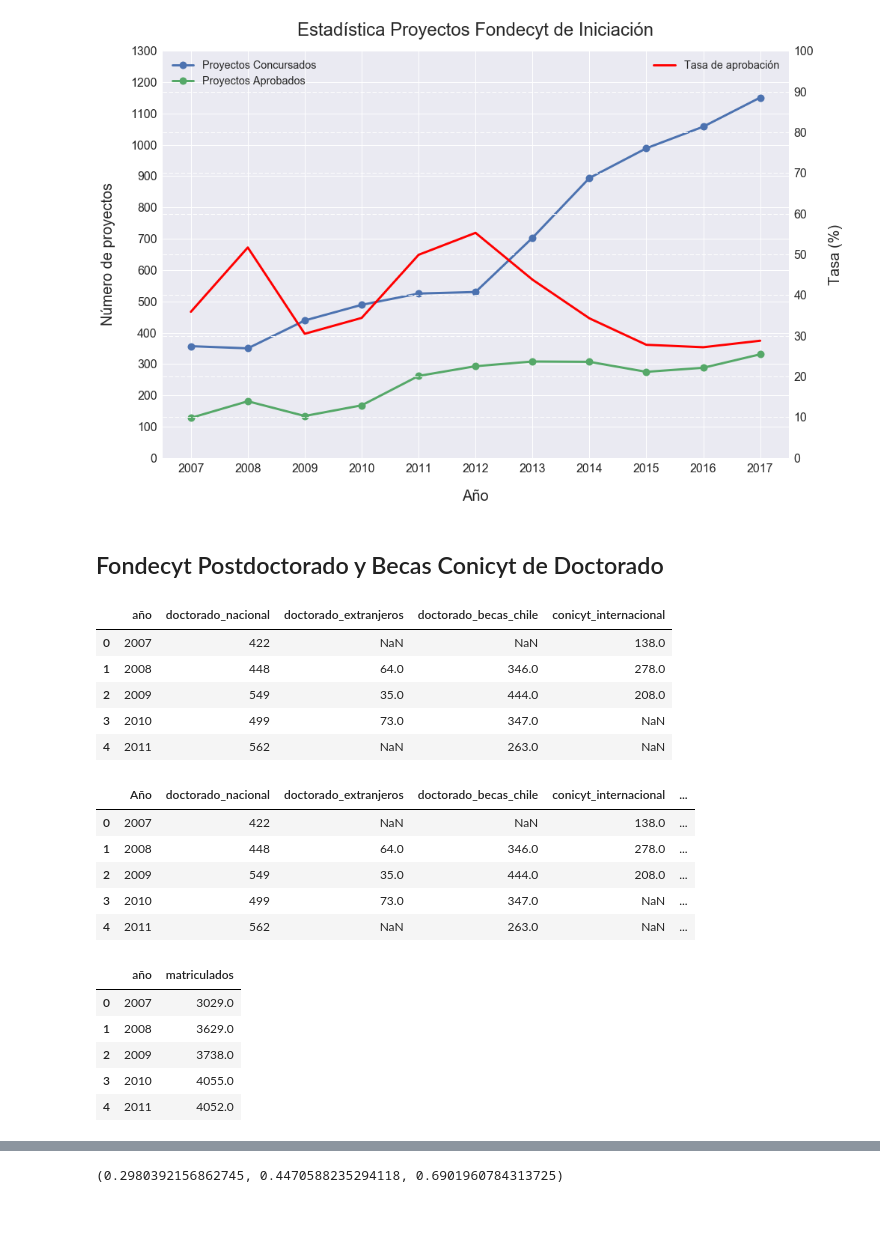
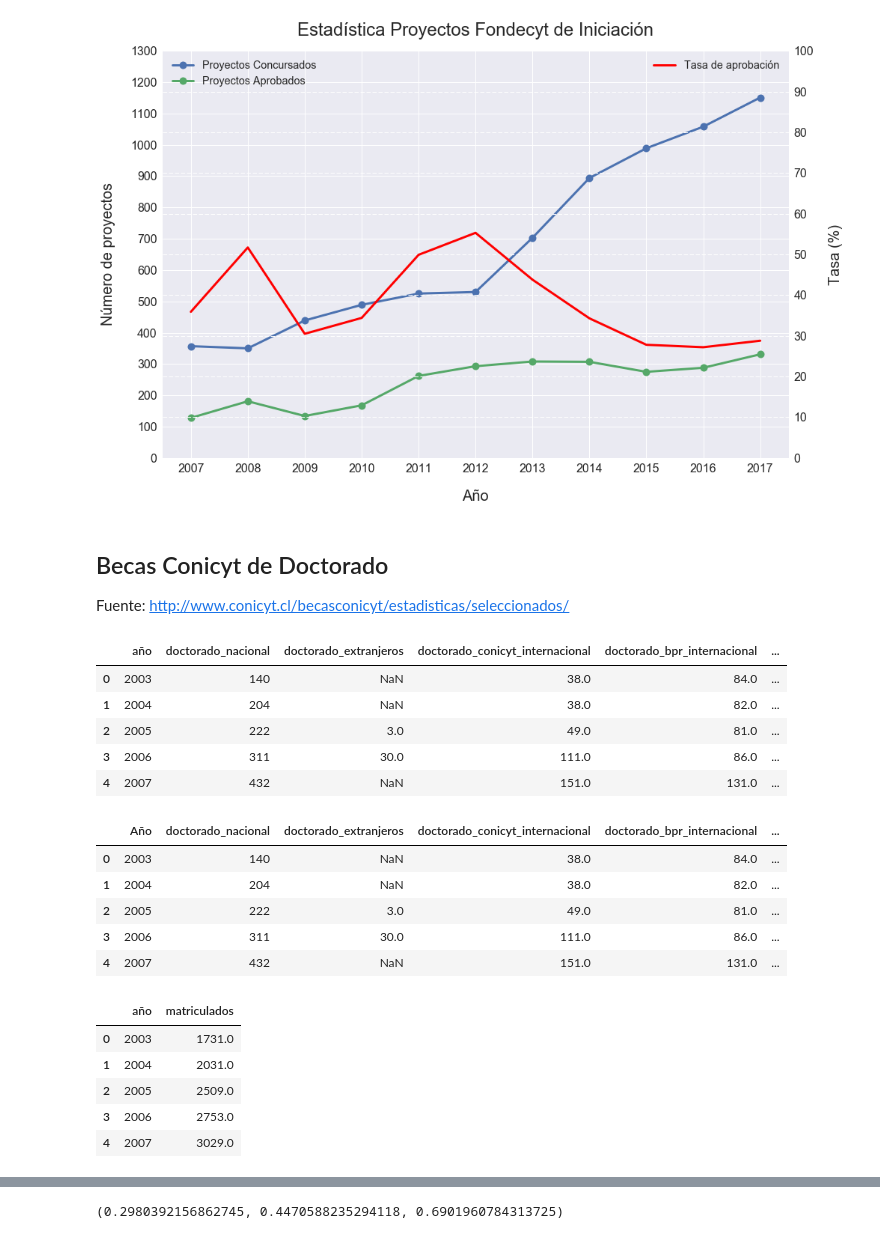
Before and after one commit to anipchile/conicyt, a Jupyter notebook: fondecyt/Analisis Fondecyt.ipynb, the cells around one changed output, grey strips where cells are left out. Saved outputs shown, nothing was run; the diff lists cells and outputs as text; code cells hidden in the pictures.

```diff
--- a/fondecyt/Analisis Fondecyt.ipynb
+++ b/fondecyt/Analisis Fondecyt.ipynb
@@ -126,38 +128,40 @@ fig.savefig('figures/estadistica_proyectos_fondecyt_iniciacion.pdf')
 # %% [output]
 [figure]
 # %% [markdown]
-## Fondecyt Postdoctorado y Becas Conicyt de Doctorado
+## Becas Conicyt de Doctorado
+
+Fuente: http://www.conicyt.cl/becasconicyt/estadisticas/seleccionados/
 # %%
-conicyt_doctorado = pd.read_csv('data/tabular/conicyt doctorado 2007-2017.csv')
+conicyt_doctorado = pd.read_csv('data/tabular/conicyt doctorado 2003-2017.csv')
 conicyt_doctorado.head()
 # %% [output]
-|  | año | doctorado_nacional | doctorado_extranjeros | doctorado_becas_chile | conicyt_internacional |
-| 0 | 2007 | 422 | NaN | NaN | 138.0 |
-| 1 | 2008 | 448 | 64.0 | 346.0 | 278.0 |
-| 2 | 2009 | 549 | 35.0 | 444.0 | 208.0 |
-| 3 | 2010 | 499 | 73.0 | 347.0 | NaN |
-| 4 | 2011 | 562 | NaN | 263.0 | NaN |
+|  | año | doctorado_nacional | doctorado_extranjeros | doctorado_conicyt_internacional | doctorado_bpr_internacional | ... |
+| 0 | 2003 | 140 | NaN | 38.0 | 84.0 | ... |
+| 1 | 2004 | 204 | NaN | 38.0 | 82.0 | ... |
+| 2 | 2005 | 222 | 3.0 | 49.0 | 81.0 | ... |
+| 3 | 2006 | 311 | 30.0 | 111.0 | 86.0 | ... |
+| 4 | 2007 | 432 | NaN | 151.0 | 131.0 | ... |
 # %%
 conicyt_doctorado=conicyt_doctorado.rename(columns = {'año':'Año'})
-conicyt_doctorado['Aprobados']=conicyt_doctorado.iloc[:,1:5].sum(axis=1)
+conicyt_doctorado['Aprobados']=conicyt_doctorado.iloc[:,1:6].sum(axis=1)
 conicyt_doctorado.head()
 # %% [output]
-|  | Año | doctorado_nacional | doctorado_extranjeros | doctorado_becas_chile | conicyt_internacional | ... |
-| 0 | 2007 | 422 | NaN | NaN | 138.0 | ... |
-| 1 | 2008 | 448 | 64.0 | 346.0 | 278.0 | ... |
-| 2 | 2009 | 549 | 35.0 | 444.0 | 208.0 | ... |
-| 3 | 2010 | 499 | 73.0 | 347.0 | NaN | ... |
-| 4 | 2011 | 562 | NaN | 263.0 | NaN | ... |
+|  | Año | doctorado_nacional | doctorado_extranjeros | doctorado_conicyt_internacional | doctorado_bpr_internacional | ... |
+| 0 | 2003 | 140 | NaN | 38.0 | 84.0 | ... |
+| 1 | 2004 | 204 | NaN | 38.0 | 82.0 | ... |
+| 2 | 2005 | 222 | 3.0 | 49.0 | 81.0 | ... |
+| 3 | 2006 | 311 | 30.0 | 111.0 | 86.0 | ... |
+| 4 | 2007 | 432 | NaN | 151.0 | 131.0 | ... |
 # %%
-mineduc_doctorado=pd.read_csv("data/tabular/mineduc doctorado 2007-2017.csv")
+mineduc_doctorado=pd.read_csv("data/tabular/mineduc doctorado 2003-2017.csv")
 mineduc_doctorado.head()
 # %% [output]
 |  | año | matriculados |
-| 0 | 2007 | 3029.0 |
-| 1 | 2008 | 3629.0 |
-| 2 | 2009 | 3738.0 |
-| 3 | 2010 | 4055.0 |
-| 4 | 2011 | 4052.0 |
+| 0 | 2003 | 1731.0 |
+| 1 | 2004 | 2031.0 |
+| 2 | 2005 | 2509.0 |
+| 3 | 2006 | 2753.0 |
+| 4 | 2007 | 3029.0 |
 # %%
 mineduc_doctorado=mineduc_doctorado.rename(columns = {'año':'Año', 'matriculados':'Matriculados'})
 mineduc_doctorado.head()
```
Also changed, not shown: parts of 4 cells of this notebook, 10 other files.
